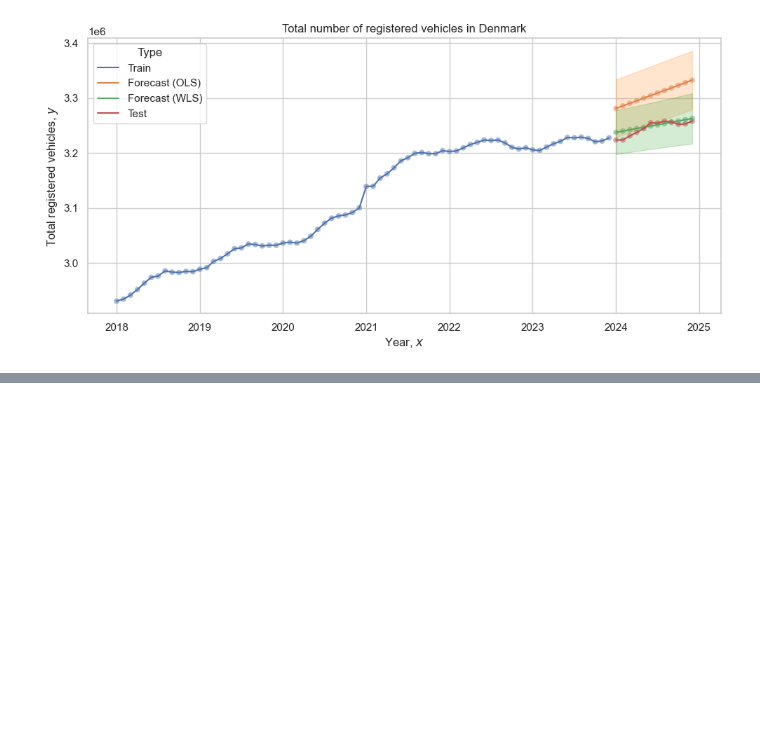
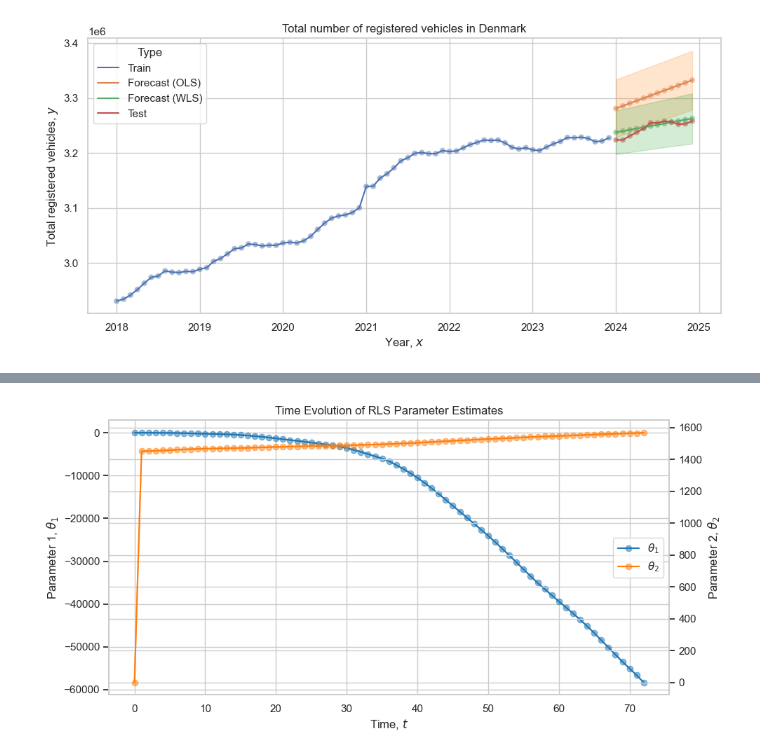
Before and after one commit to JeppeKlitgaard/DTU-02613-TimeSeries, a Jupyter notebook: Jeppe/explore_data.ipynb, the cells around one changed output, grey strips where cells are left out. Saved outputs shown, nothing was run; the diff lists cells and outputs as text; code cells hidden in the pictures; blank space fills up the shorter version.

```diff
--- a/Jeppe/explore_data.ipynb
+++ b/Jeppe/explore_data.ipynb
@@ -517,0 +697,22 @@ plt.savefig(OUTPUT_DIR / "plot_3_6_forgetting_factors.png", dpi=600)
+# %%
+fig, ax1 = plt.subplots()
+t = np.arange(thetas_rls_2.shape[0])
+# df_thetas_rls = pd.DataFrame(thetas_rls_1, columns=["$θ_1$", "$θ_2$"])
+thetas_1_l, = plt.plot(t, thetas_rls_2[:, 0], c="tab:blue")
+thetas_1_s, = plt.plot(t, thetas_rls_2[:, 0], c="tab:blue", alpha=0.5, marker="o")
+plt.xlabel("Time, $t$")
+plt.ylabel("Parameter 1, $θ_1$")
+
+ax2 = plt.twinx()
+plt.ylabel("Parameter 2, $θ_2$")
+# thetas_2 = sns.lineplot(thetas_rls_1[:, 1], label="$θ_2$", c="tab:orange")
+thetas_2_l, = plt.plot(t, thetas_rls_2[:, 1], c="tab:orange")
+thetas_2_s, = plt.plot(t, thetas_rls_2[:, 1], c="tab:orange", alpha=0.5, marker="o")
+
+# plt.plot(t, thetas_OLS[0] * np.ones_like(t), c="tab:blue", linestyle="--")
+plt.legend([(thetas_1_l, thetas_1_s), (thetas_2_l, thetas_2_s)], ["$θ_1$", "$θ_2$"], loc="center right")
+plt.title("Time Evolution of RLS Parameter Estimates")
+plt.tight_layout()
+plt.savefig(OUTPUT_DIR / "plot_4_3_rls_parameters.png", dpi=600)
+# %% [output]
+[figure, added]
```
Also changed, not shown: parts of 16 cells of this notebook, 8 other files.
